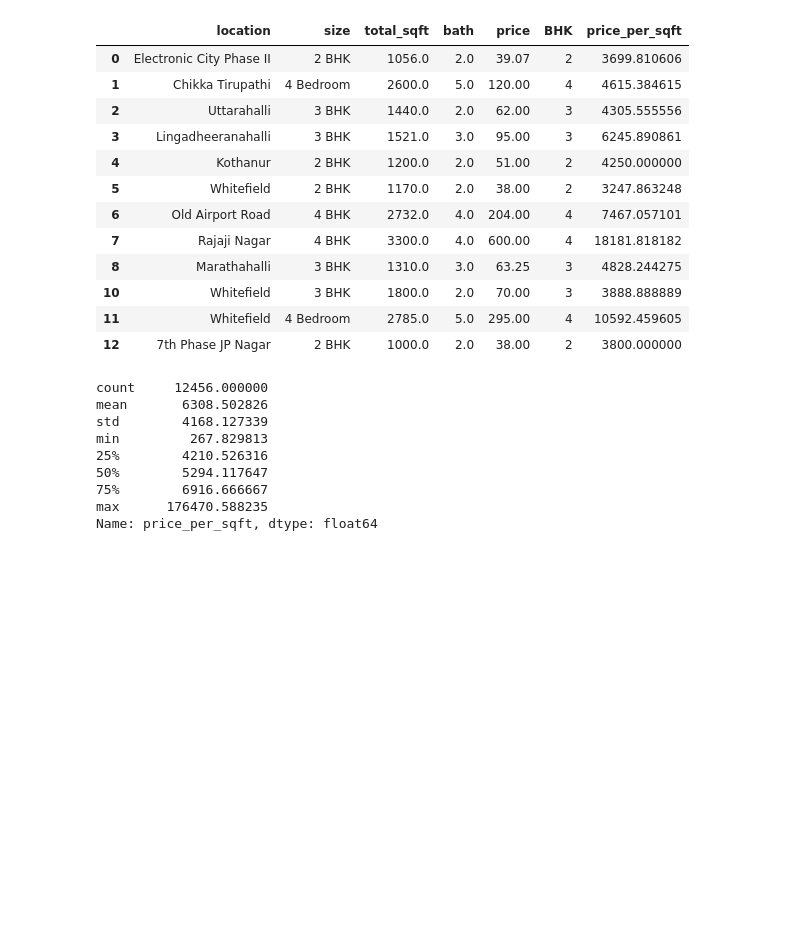
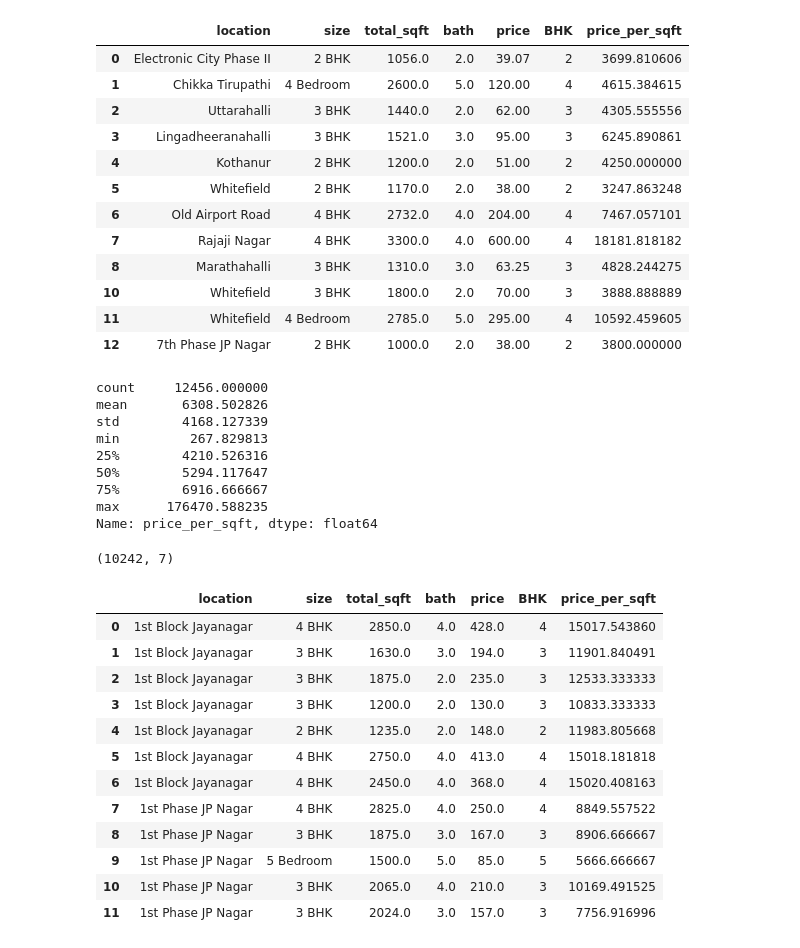
Before and after one commit to ahmedcurious/Data-Science-Work, a Jupyter notebook: Machine_Learning/Projects/Real_Estate_Prediction_Project/file.ipynb, the cells around one changed output. Saved outputs shown, nothing was run; the diff lists cells and outputs as text; code cells hidden in the pictures; blank space fills up the shorter version.

```diff
--- a/Machine_Learning/Projects/Real_Estate_Prediction_Project/file.ipynb
+++ b/Machine_Learning/Projects/Real_Estate_Prediction_Project/file.ipynb
@@ -430,3 +430,34 @@ min         267.829813
 75%        6916.666667
 max      176470.588235
 Name: price_per_sqft, dtype: float64
+# %%
+def remove_pps_outliers(df_var):
+    df_out = pd.DataFrame()
+    for key, sub_df in df_var.groupby('location'):
+        m = np.mean(sub_df.price_per_sqft)
+        st = np.std(sub_df.price_per_sqft)
+        reduced_df = sub_df[(sub_df.price_per_sqft>(m-st)) & (sub_df.price_per_sqft<=(m+st))]
+        df_out = pd.concat([df_out,reduced_df],ignore_index=True)
+    return df_out
+# %%
+df_6 = remove_pps_outliers(df_5)
+# %%
+df_6.shape
+# %% [output]
+(10242, 7)
+# %%
+df_6.head(12)
+# %% [output]
+|  | location | size | total_sqft | bath | price | BHK | price_per_sqft |
+| 0 | 1st Block Jayanagar | 4 BHK | 2850.0 | 4.0 | 428.0 | 4 | 15017.543860 |
+| 1 | 1st Block Jayanagar | 3 BHK | 1630.0 | 3.0 | 194.0 | 3 | 11901.840491 |
+| 2 | 1st Block Jayanagar | 3 BHK | 1875.0 | 2.0 | 235.0 | 3 | 12533.333333 |
+| 3 | 1st Block Jayanagar | 3 BHK | 1200.0 | 2.0 | 130.0 | 3 | 10833.333333 |
+| 4 | 1st Block Jayanagar | 2 BHK | 1235.0 | 2.0 | 148.0 | 2 | 11983.805668 |
+| 5 | 1st Block Jayanagar | 4 BHK | 2750.0 | 4.0 | 413.0 | 4 | 15018.181818 |
+| 6 | 1st Block Jayanagar | 4 BHK | 2450.0 | 4.0 | 368.0 | 4 | 15020.408163 |
+| 7 | 1st Phase JP Nagar | 4 BHK | 2825.0 | 4.0 | 250.0 | 4 | 8849.557522 |
+| 8 | 1st Phase JP Nagar | 3 BHK | 1875.0 | 3.0 | 167.0 | 3 | 8906.666667 |
+| 9 | 1st Phase JP Nagar | 5 Bedroom | 1500.0 | 5.0 | 85.0 | 5 | 5666.666667 |
+| 10 | 1st Phase JP Nagar | 3 BHK | 2065.0 | 4.0 | 210.0 | 3 | 10169.491525 |
+| 11 | 1st Phase JP Nagar | 3 BHK | 2024.0 | 3.0 | 157.0 | 3 | 7756.916996 |
```
Also changed, not shown: parts of 2 cells of this notebook.
